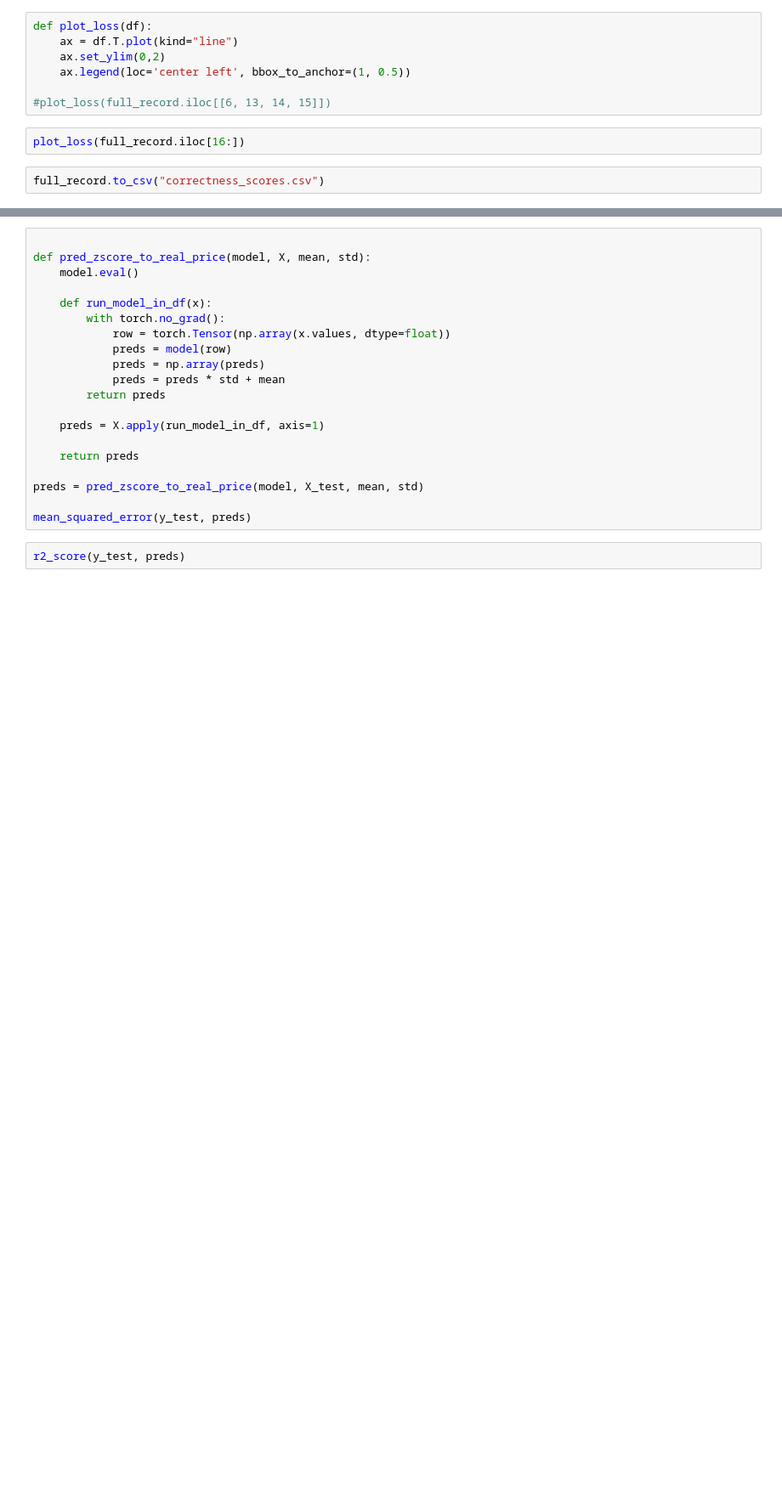
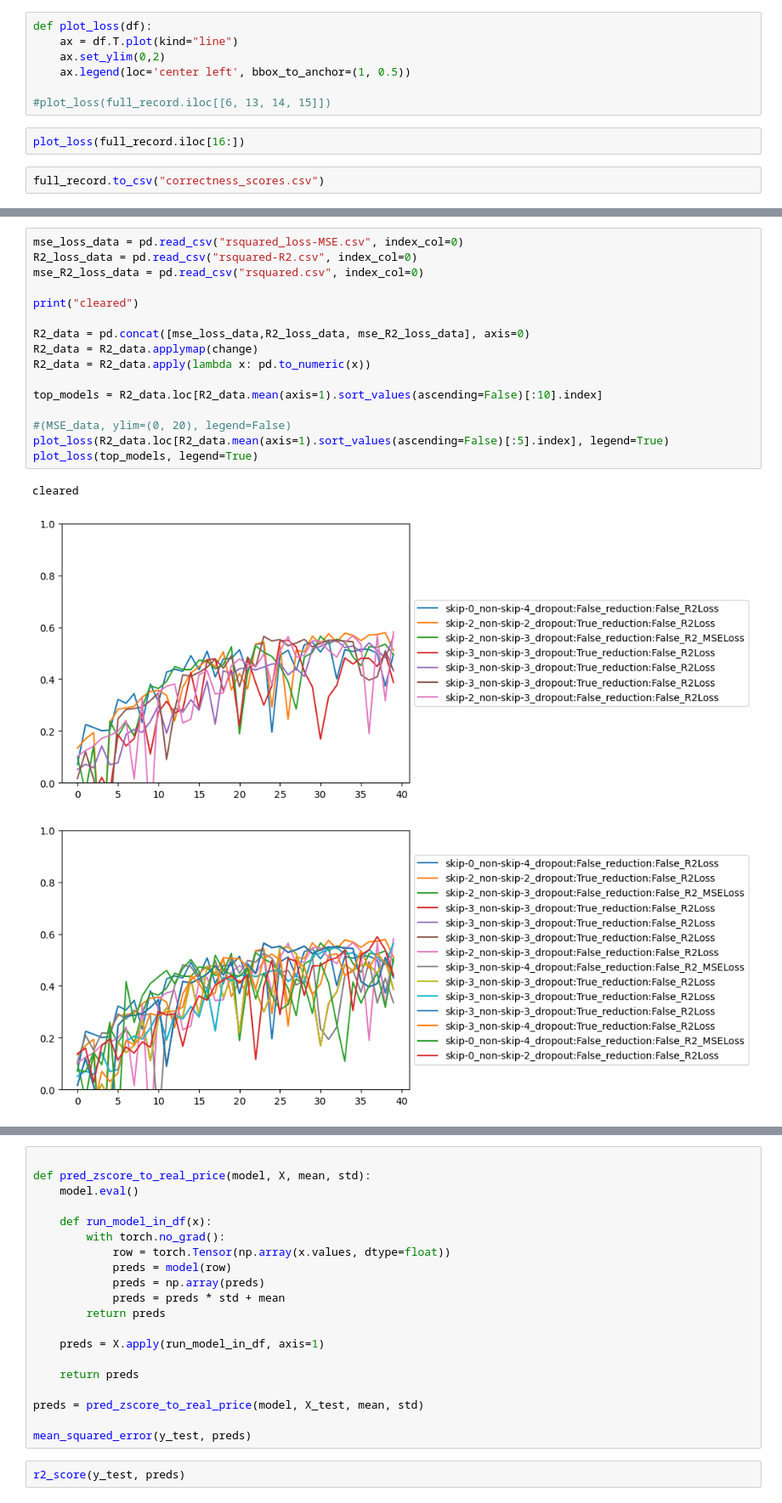
Before and after one commit to COGS118A/Group013-SP23, a Jupyter notebook: NeuralNetPipeline_comprehensive.ipynb, the cells around one changed output, grey strips where cells are left out. Shown at 85% size. Saved outputs shown, nothing was run; the diff lists cells and outputs as text; blank space fills up the shorter version.

```diff
--- a/NeuralNetPipeline_comprehensive.ipynb
+++ b/NeuralNetPipeline_comprehensive.ipynb
@@ -536,0 +599,20 @@ test_loop(test_dataloader, model, loss_fn)
+# %%
+mse_loss_data = pd.read_csv("rsquared_loss-MSE.csv", index_col=0)
+R2_loss_data = pd.read_csv("rsquared-R2.csv", index_col=0)
+mse_R2_loss_data = pd.read_csv("rsquared.csv", index_col=0)
+
+print("cleared")
+
+R2_data = pd.concat([mse_loss_data,R2_loss_data, mse_R2_loss_data], axis=0)
+R2_data = R2_data.applymap(change)
+R2_data = R2_data.apply(lambda x: pd.to_numeric(x))
+
+top_models = R2_data.loc[R2_data.mean(axis=1).sort_values(ascending=False)[:10].index]
+
+#(MSE_data, ylim=(0, 20), legend=False)
+plot_loss(R2_data.loc[R2_data.mean(axis=1).sort_values(ascending=False)[:5].index], legend=True)
+plot_loss(top_models, legend=True)
+# %% [output]
+cleared
+[figure, added]
+[figure, added]
```
Also changed, not shown: parts of 19 cells of this notebook, 33 other files.
